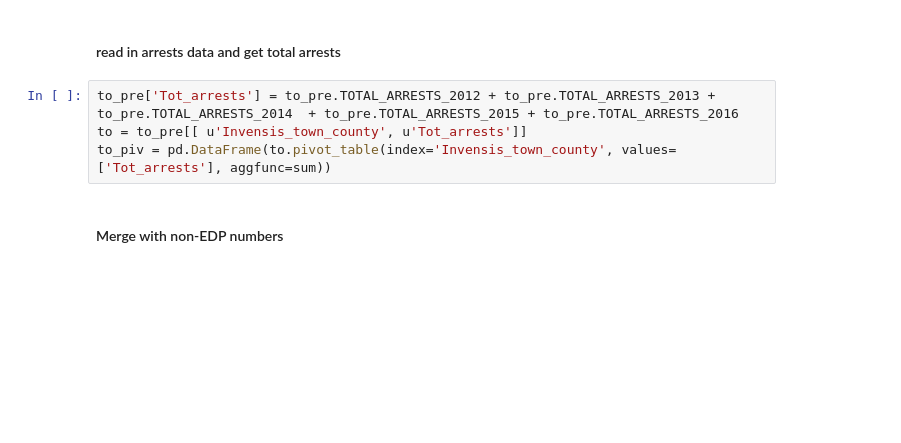
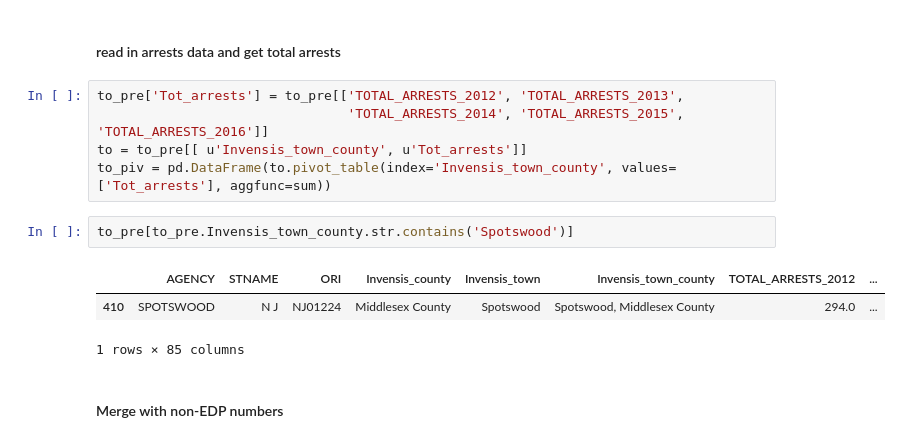
Before and after one commit to epetenko/uof-data-cleaning, a Jupyter notebook: UOF_analysis_paralysis_replication_time.ipynb, the cells around one changed output. Drawn from its saved outputs; the diff is of its cells as text; blank space fills up the shorter version.

```diff
--- a/UOF_analysis_paralysis_replication_time.ipynb
+++ b/UOF_analysis_paralysis_replication_time.ipynb
@@ -479,9 +479,16 @@ Officers percent hospitalized:  0.0240048685931
 # %% [markdown]
 #### read in arrests data and get total arrests
 # %%
-to_pre['Tot_arrests'] = to_pre.TOTAL_ARRESTS_2012 + to_pre.TOTAL_ARRESTS_2013 + to_pre.TOTAL_ARRESTS_2014  + to_pre.TOTAL_ARRESTS_2015 + to_pre.TOTAL_ARRESTS_2016
+to_pre['Tot_arrests'] = to_pre[['TOTAL_ARRESTS_2012', 'TOTAL_ARRESTS_2013',
+                                'TOTAL_ARRESTS_2014', 'TOTAL_ARRESTS_2015', 'TOTAL_ARRESTS_2016']]
 to = to_pre[[ u'Invensis_town_county', u'Tot_arrests']]
 to_piv = pd.DataFrame(to.pivot_table(index='Invensis_town_county', values=['Tot_arrests'], aggfunc=sum))
+# %%
+to_pre[to_pre.Invensis_town_county.str.contains('Spotswood')]
+# %% [output]
+|  | AGENCY | STNAME | ORI | Invensis_county | Invensis_town | Invensis_town_county | TOTAL_ARRESTS_2012 | ... |
+| 410 | SPOTSWOOD | N J | NJ01224 | Middlesex County | Spotswood | Spotswood, Middlesex County | 294.0 | ... |
+1 rows × 85 columns
 # %% [markdown]
 #### Merge with non-EDP numbers
 # %%
```
Also changed, not shown: parts of 1 cell of this notebook.
